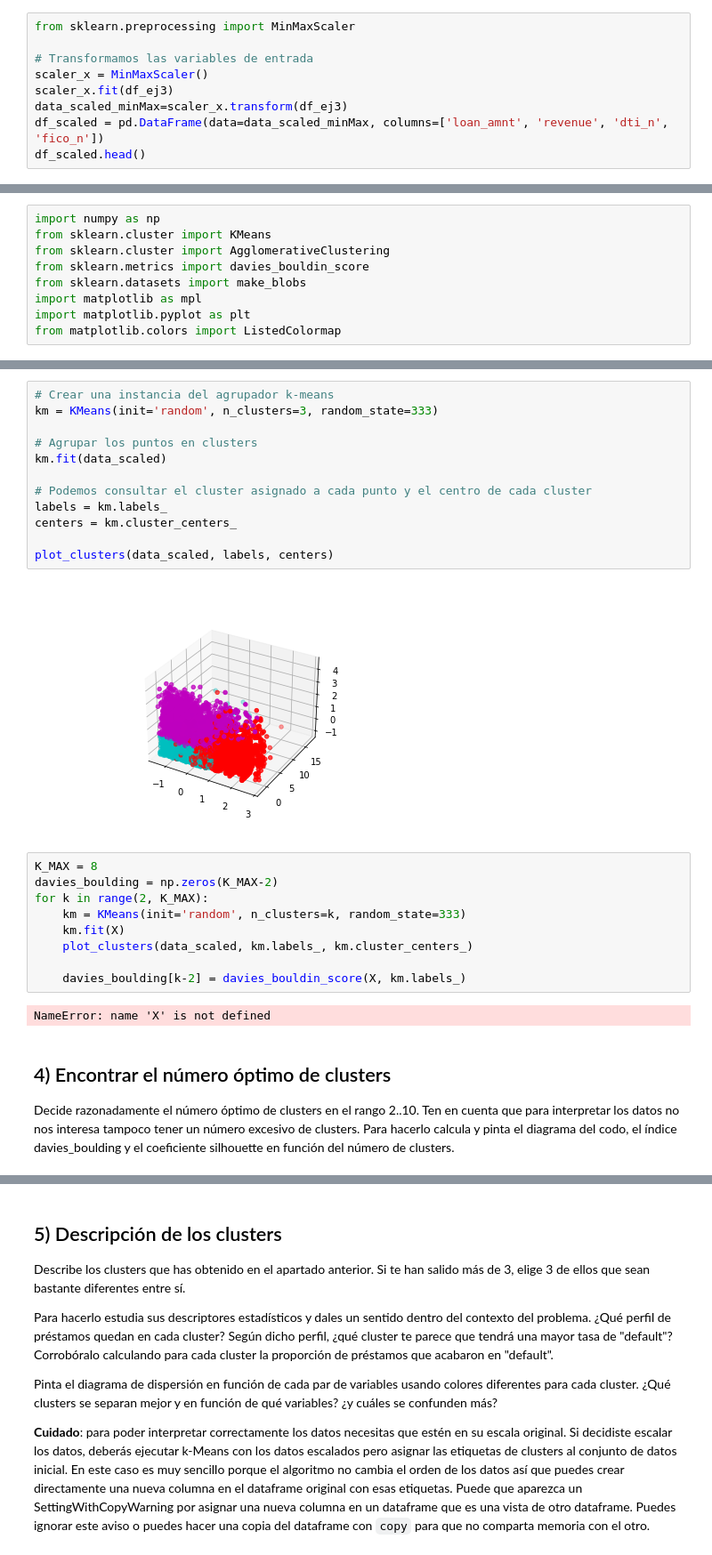
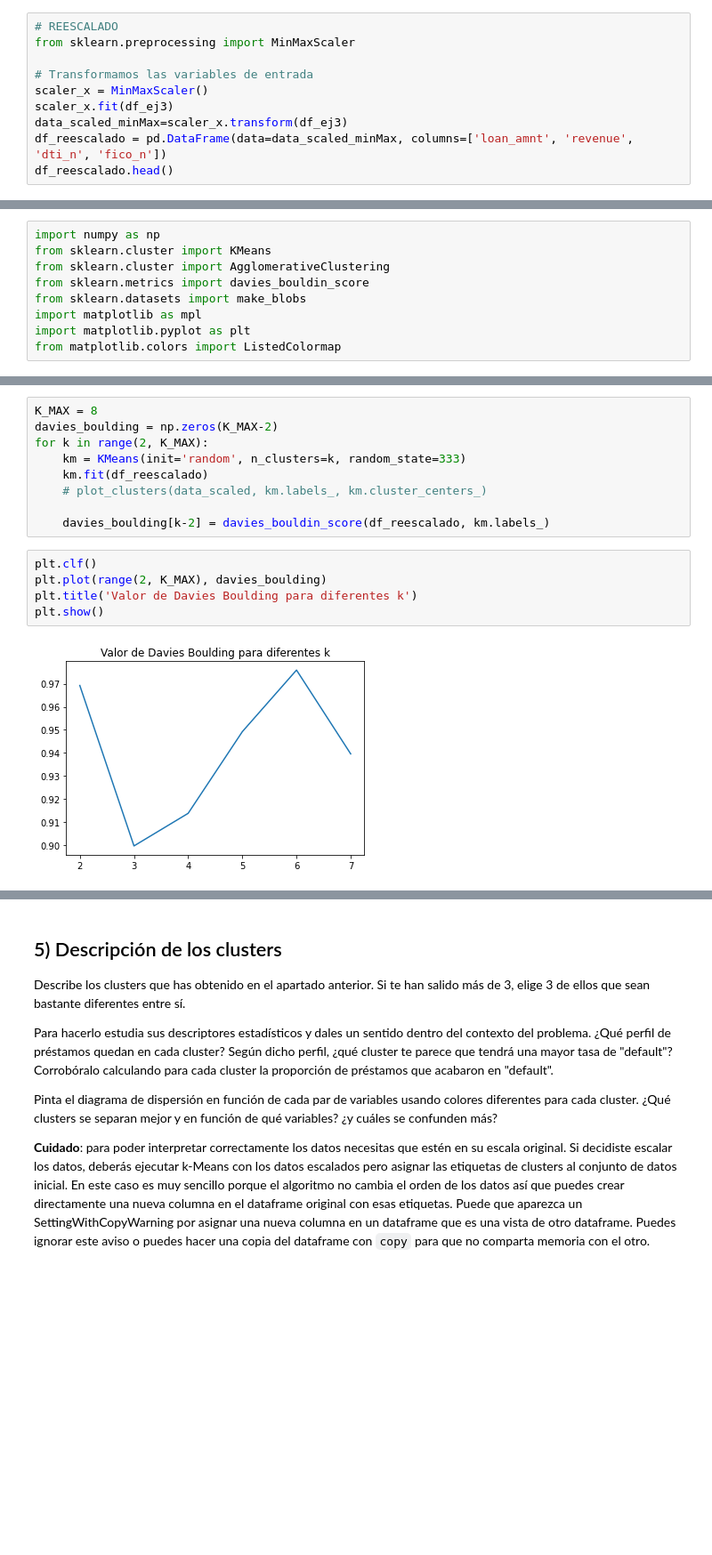
Before and after one commit to mario-sanz/IA2-Practicas, a Jupyter notebook: Lab1/P1_clustering.ipynb, the cells around one changed output, grey strips where cells are left out. Shown at 89% size. Drawn from its saved outputs; the diff is of its cells as text; blank space fills up the shorter version.

```diff
--- a/Lab1/P1_clustering.ipynb
+++ b/Lab1/P1_clustering.ipynb
@@ -271,12 +281,13 @@ Estudiando el dataframe obtenido, sí que nos interesa estandarizar los datos po
 # %%
+# REESCALADO
 from sklearn.preprocessing import MinMaxScaler
 
 # Transformamos las variables de entrada
 scaler_x = MinMaxScaler()
 scaler_x.fit(df_ej3)
 data_scaled_minMax=scaler_x.transform(df_ej3)
-df_scaled = pd.DataFrame(data=data_scaled_minMax, columns=['loan_amnt', 'revenue', 'dti_n', 'fico_n'])
-df_scaled.head()
+df_reescalado = pd.DataFrame(data=data_scaled_minMax, columns=['loan_amnt', 'revenue', 'dti_n', 'fico_n'])
+df_reescalado.head()
 # %% [output]
 |  | loan_amnt | revenue | dti_n | fico_n |
 | 0 | 0.794872 | 0.077906 | 0.099177 | 0.134771 |
@@ -372,29 +362,16 @@ def plot_clusters(X, labels=None, centers=None):
-# %%
-# Crear una instancia del agrupador k-means
-km = KMeans(init='random', n_clusters=3, random_state=333)
-
-# Agrupar los puntos en clusters
-km.fit(data_scaled)
-
-# Podemos consultar el cluster asignado a cada punto y el centro de cada cluster
-labels = km.labels_
-centers = km.cluster_centers_
-
-plot_clusters(data_scaled, labels, centers)
-# %% [output]
-[figure, old version]
 # %%
 K_MAX = 8
 davies_boulding = np.zeros(K_MAX-2)
 for k in range(2, K_MAX):
     km = KMeans(init='random', n_clusters=k, random_state=333)
-    km.fit(X)
-    plot_clusters(data_scaled, km.labels_, km.cluster_centers_)
+    km.fit(df_reescalado)
+    # plot_clusters(data_scaled, km.labels_, km.cluster_centers_)
 
-    davies_boulding[k-2] = davies_bouldin_score(X, km.labels_)
+    davies_boulding[k-2] = davies_bouldin_score(df_reescalado, km.labels_)
-# %% [output]
-NameError: name 'X' is not defined
-# %% [markdown]
-## 4) Encontrar el número óptimo de clusters
-
-Decide razonadamente el número óptimo de clusters en el rango 2..10. Ten en cuenta que para interpretar los datos no nos interesa tampoco tener un número excesivo de clusters. Para hacerlo calcula y pinta el diagrama del codo, el índice davies_boulding y el coeficiente silhouette en función del número de clusters.
+# %%
+plt.clf()
+plt.plot(range(2, K_MAX), davies_boulding)
+plt.title('Valor de Davies Boulding para diferentes k')
+plt.show()
+# %% [output]
+[figure, added]
```
Also changed, not shown: parts of 20 cells of this notebook.
